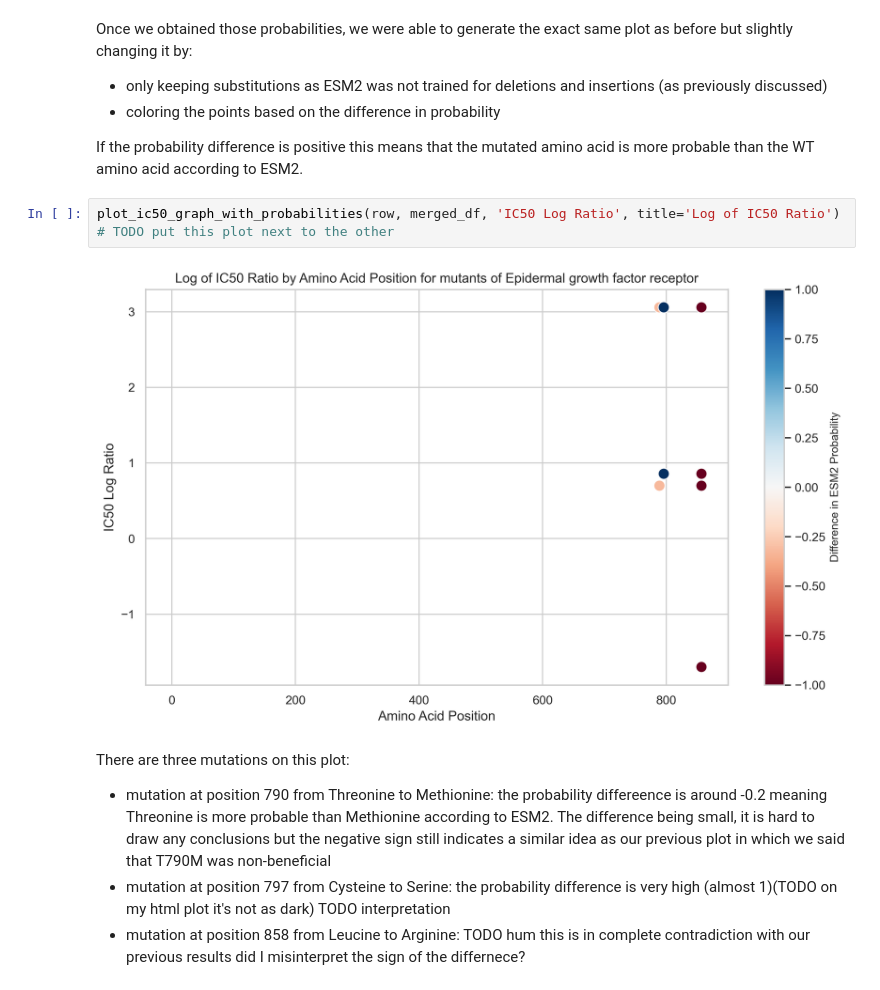
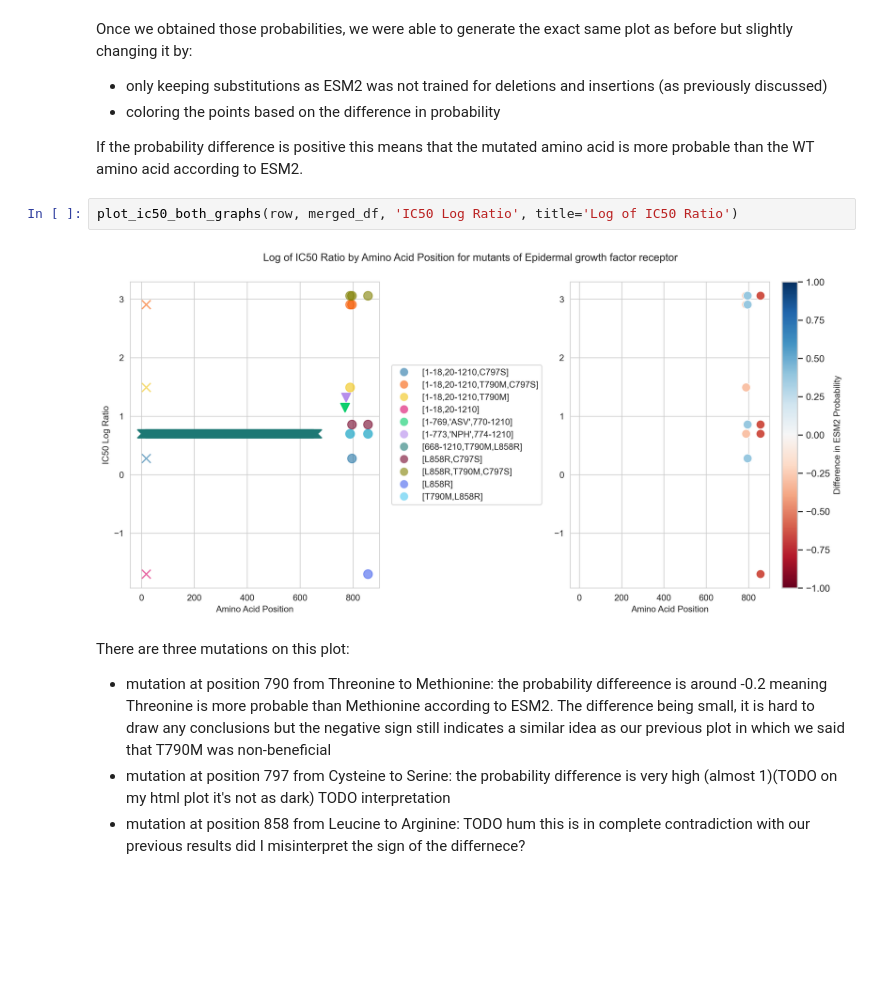
Before and after one commit to epfl-ada/ada-2024-project-abrac-adabra, a Jupyter notebook: P3 results.ipynb, the cells around one changed output. Drawn from its saved outputs; the diff is of its cells as text; blank space fills up the shorter version.

Commit message:
Plot with both IC50 and ESM2 probabilities

```diff
--- a/P3 results.ipynb
+++ b/P3 results.ipynb
@@ -153,10 +158,9 @@ Once we obtained those probabilities, we were able to generate the exact same pl
 
 If the probability difference is positive this means that the mutated amino acid is more probable than the WT amino acid according to ESM2.
 # %%
-plot_ic50_graph_with_probabilities(row, merged_df, 'IC50 Log Ratio', title='Log of IC50 Ratio')
-# TODO put this plot next to the other
+plot_ic50_both_graphs(row, merged_df, 'IC50 Log Ratio', title='Log of IC50 Ratio')
 # %% [output]
-[figure, old version]
+[figure, new version]
 # %% [markdown]
 There are three mutations on this plot:
 - mutation at position 790 from Threonine to Methionine: the probability differeence is around -0.2 meaning Threonine is more probable than Methionine according to ESM2. The difference being small, it is hard to draw any conclusions but the negative sign still indicates a similar idea as our previous plot in which we said that T790M was non-beneficial
```
Also changed, not shown: parts of 5 cells of this notebook, 3 other files.
